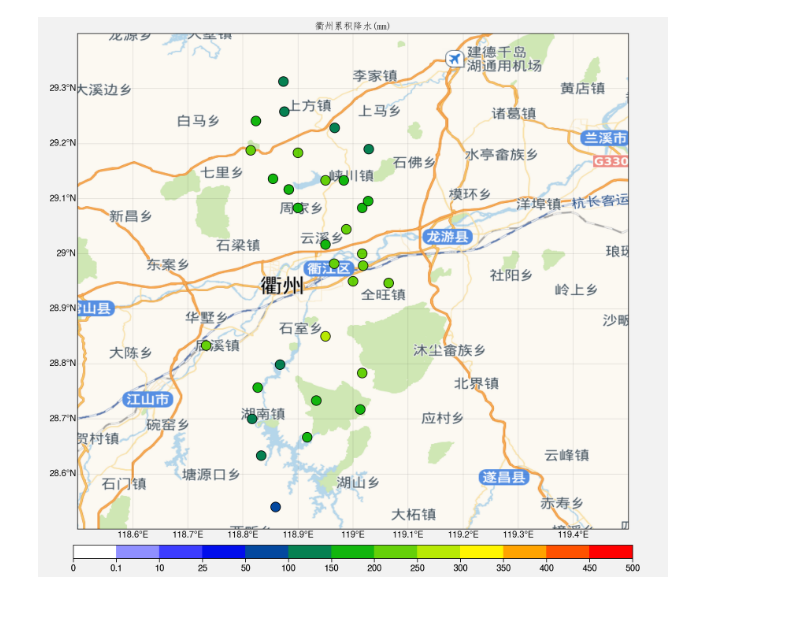
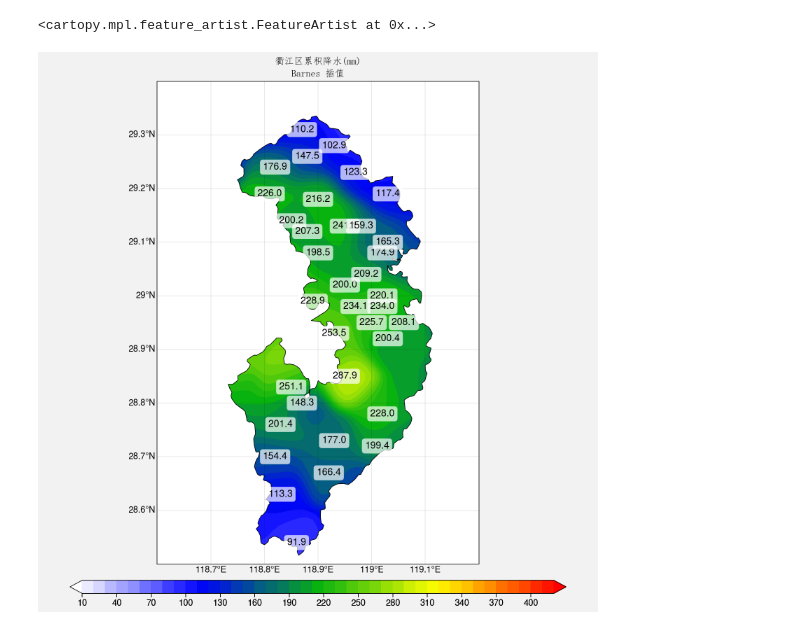
Before and after one commit to wangrenz/python_tutorial, a Jupyter notebook: plot_example/plot_scatter_amap.ipynb, the cells around one changed output. Drawn from its saved outputs; the diff is of its cells as text; code cells hidden in the pictures.

```diff
--- a/plot_example/plot_scatter_amap.ipynb
+++ b/plot_example/plot_scatter_amap.ipynb
@@ -2,6 +2,7 @@
 import os
 import numpy as np
 import pandas as pd
+import matplotlib as mpl
 from matplotlib.path import Path
 import xarray as xr
 import proplot as plot
@@ -11,55 +12,84 @@ from cartopy.io.shapereader import Reader
 from cartopy.mpl.patch import geos_to_path
 from cartopy.feature import ShapelyFeature
 from shapely.geometry import MultiPolygon
+from metpy.interpolate import interpolate_to_grid,natural_neighbor_to_grid
 import cmaps
 
 class TDT(cimgt.GoogleWTS):
     def _image_url(self, tile):
         x, y, z = tile
         # url = 'http://t3.tianditu.gov.cn/DataServer?T=vec_w&x=%s&y=%s&l=%s&tk=a4ee5c551598a1889adfabff55a5fc27'% (x, y, z)
         url = 'https://webst01.is.autonavi.com/appmaptile?x=%s&y=%s&z=%s&style=7'% (x, y, z)
         return url
 
 
-fname = 'shapefiles/china.shp'
-shape_records = Reader(fname).records()
+fname = 'shapefiles/浙江省.shp'
+shape_records = Reader(fname,encoding='gbk').records()
 
 chn_geoms = []
-zj_geoms  = []
+qz_geoms  = []
+qj_geoms  = []
 for country in shape_records:
-    name = country.attributes['FCNAME'].rstrip('\x00')
+    name_city = country.attributes['行政区划_1'].rstrip('\x00')
+    name      = country.attributes['行政区划_2'].rstrip('\x00')
     chn_geoms += [country.geometry]
-    if name == '浙江省':
-        zj_geoms  += [ country.geometry ]
+    if name_city == '衢州市':
+        qz_geoms  += [ country.geometry ]
+    if name      == '衢江区':
+        qj_geoms  += [ country.geometry ]
 chn_geoms = MultiPolygon(chn_geoms)
-zj_geoms = MultiPolygon(zj_geoms)
-# path   = Path.make_compound_path(*geos_to_path(geoms))
+qz_geoms  = MultiPolygon(qz_geoms)
+qj_geoms  = MultiPolygon(qj_geoms)
+path_qz   = Path.make_compound_path(*geos_to_path(qz_geoms))
+path_qj   = Path.make_compound_path(*geos_to_path(qj_geoms))
 
 # 定义中文字体
 cnfont = {'fontname':'simhei'}
 cnfont_f = {'fontname':'fangsong'}
 
 
-filename = 'ZHANDIAN.xlsx'
-df       = pd.read_excel(filename,names=['name','id','lon','lat','pre'],sheet_name=0)
+filename = 'pcp.xlsx'
+df       = pd.read_excel(filename,names=['name','lon','lat','pre'],sheet_name=0)
+df       = df.drop_duplicates(subset=['lon','lat'])
+df       = df.dropna()
+# print(df[(df['lon'] > 119.2) & (df['lon'] < 119.3) & (df['lat'] > 29) & (df['lat'] < 29.1)])
 
-f, axs = plot.subplots(ncols=1, nrows=1, figsize=(9,8),proj='pcarree' )
+lon, lat, pre = interpolate_to_grid(df['lon'], df['lat'], df['pre'], interp_type='barnes', hres=0.01,minimum_neighbors=3,
+                                    gamma=0.5,search_radius=0.2)
+
+f, axs = plot.subplots(ncols=1, nrows=1, figsize=(8,8),proj='pcarree' )
 axs.format(
-#    labels=True,dms=False,latlines=0.5, lonlines=0.5,lonlim=(117.5, 122.5),latlim=(27, 31.3),
-    labels=True,dms=False,latlines=0.1, lonlines=0.1,lonlim=(118.5, 119.5),latlim=(28.5, 29.4),
-    suptitle='衢州累积降水(mm)',**cnfont_f
+    labels=True,dms=False,latlines=0.1, lonlines=0.1,lonlim=(118.6, 119.2),latlim=(28.5, 29.4),
+#    labels=True,dms=False,latlines=0.1, lonlines=0.1,lonlim=(118.5, 119.5),latlim=(28.5, 29.4),
+    suptitle='衢江区累积降水(mm)',**cnfont_f
 )
 
-levels_s = [0,0.1,10,25,50,100,150,200,250,300,350,400,450,500]
 
-im = axs[0].scatter(df['lon'].values, df['lat'].values, marker='o', c=df['pre'].values, s=100, lw=0.7, cmap=cmaps.WhBlGrYeRe, levels=levels_s,edgecolors='k')
-axs[0].colorbar(im, loc='b', length=0.9,)
-#axs[0].format(title='观测', **cnfont_f)
+# im = axs[0].scatter(df['lon'].values, df['lat'].values, marker='o', c=df['pre'].values, s=50, lw=0.7, cmap=cmaps.WhBlGrYeRe, levels=51,edgecolors='k')
+# axs[0].colorbar(im, loc='b', length=0.9,)
+# axs[0].format(title='站点', **cnfont_f)
+
+levels = [0,0.1,10,25,50,75,100,125,150,175,200,225,250,275,300]
+
+im = axs[0].contourf(lon, lat, pre, cmap=cmaps.WhBlGrYeRe, levels=51, extend='both') # precip3_16lev
+for collection in im.collections:
+    collection.set_clip_path(path_qj, ccrs.PlateCarree()._as_mpl_transform(axs[0]))
+axs[0].colorbar(im, loc='b', length=0.9)
+axs[0].format(title='Barnes 插值', **cnfont_f)
+
+
+points = np.array((df['lon'], df['lat'])).T
+mask   = path_qj.contains_points(points)
+df_qj  = df[mask]
+
+for index, row in df_qj.iterrows():
+    axs[0].text(row['lon'], row['lat'], "{:.1f}".format(row['pre']), bbox=dict(boxstyle="round,pad=0.3",ec='none',fc='white',alpha=0.7),va='center',ha='center',color='k', fontsize=10)
+
+
 
 # shapfile
-# shape_feature = ShapelyFeature(zj_geoms, ccrs.PlateCarree(), facecolor='none',edgecolor='k')
-# axs.add_feature(shape_feature)
-request = TDT()
-axs[0].add_image(request, 10)
+shape_feature = ShapelyFeature(qj_geoms, ccrs.PlateCarree(), facecolor='none',edgecolor='k')
+axs.add_feature(shape_feature)
 # %% [output]
+<cartopy.mpl.feature_artist.FeatureArtist at 0x...>
-[figure, old version]
+[figure, new version]
```
